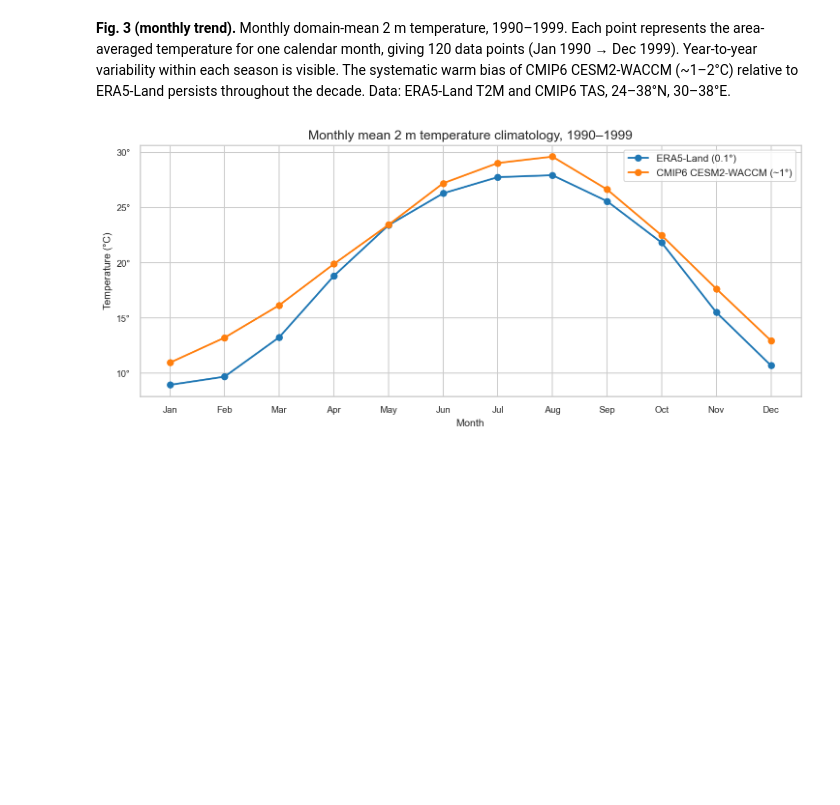
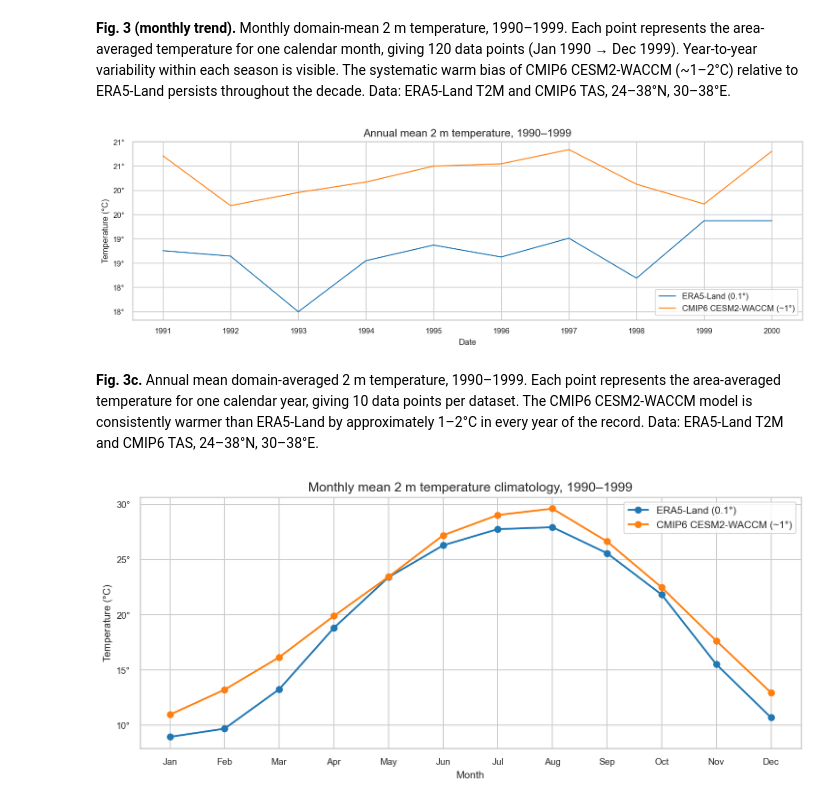
Before and after one commit to Shirlevran9/downscaling-thesis, a Jupyter notebook: notebooks/01_initial_data_exploration.ipynb, the cells around one changed output. Drawn from its saved outputs; the diff is of its cells as text; code cells hidden in the pictures; blank space fills up the shorter version.

Commit message:
Add annual mean timeseries (fig03c) under Domain-averaged temporal variation
Co-Authored-By: Claude Sonnet 4.6 <noreply@anthropic.com>

```diff
--- a/notebooks/01_initial_data_exploration.ipynb
+++ b/notebooks/01_initial_data_exploration.ipynb
@@ -286,6 +286,23 @@ plt.show()
 [figure]
 # %% [markdown]
 **Fig. 3 (monthly trend).** Monthly domain-mean 2 m temperature, 1990–1999. Each point represents the area-averaged temperature for one calendar month, giving 120 data points (Jan 1990 → Dec 1999). Year-to-year variability within each season is visible. The systematic warm bias of CMIP6 CESM2-WACCM (~1–2°C) relative to ERA5-Land persists throughout the decade. Data: ERA5-Land T2M and CMIP6 TAS, 24–38°N, 30–38°E.
+# %%
+# Yearly aggregated timeseries (1 data point per year, 10 total)
+era5_yearly = era5_series.resample("YE").mean()
+cmip_yearly = cmip_series.resample("YE").mean()
+era5_yearly.index = pd.to_datetime(era5_yearly.index.astype(str))
+cmip_yearly.index = pd.to_datetime(cmip_yearly.index.astype(str))
+
+fig = viz.plot_domain_timeseries(
+    {'ERA5-Land (0.1°)': era5_yearly, 'CMIP6 CESM2-WACCM (~1°)': cmip_yearly},
+    title='Annual mean 2 m temperature, 1990–1999',
+    save_path=PLOT_DIR / 'fig03c_yearly_mean.png',
+)
+plt.show()
+# %% [output]
+[figure, added]
+# %% [markdown]
+**Fig. 3c.** Annual mean domain-averaged 2 m temperature, 1990–1999. Each point represents the area-averaged temperature for one calendar year, giving 10 data points per dataset. The CMIP6 CESM2-WACCM model is consistently warmer than ERA5-Land by approximately 1–2°C in every year of the record. Data: ERA5-Land T2M and CMIP6 TAS, 24–38°N, 30–38°E.
 # %%
 # Monthly mean climatology over the full period
 fig = viz.plot_monthly_climatology(
```
Also changed, not shown: parts of 1 cell of this notebook, 3 other files.
